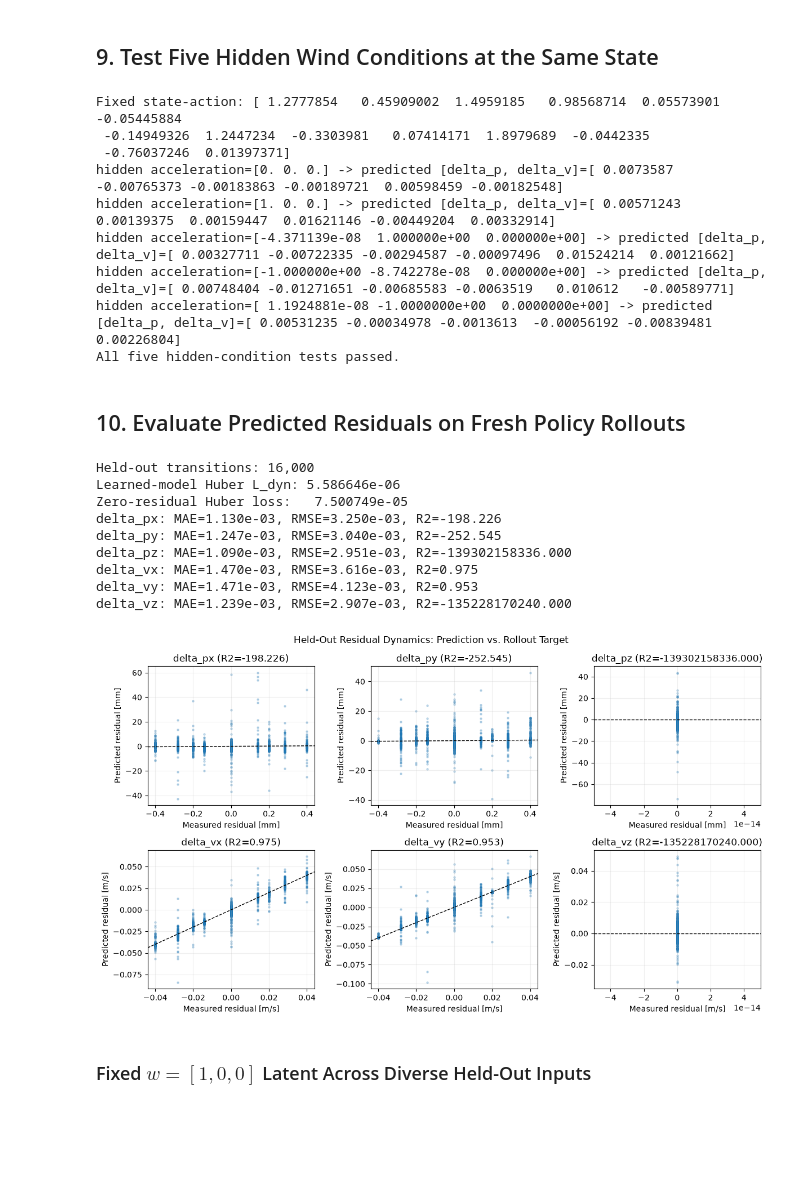
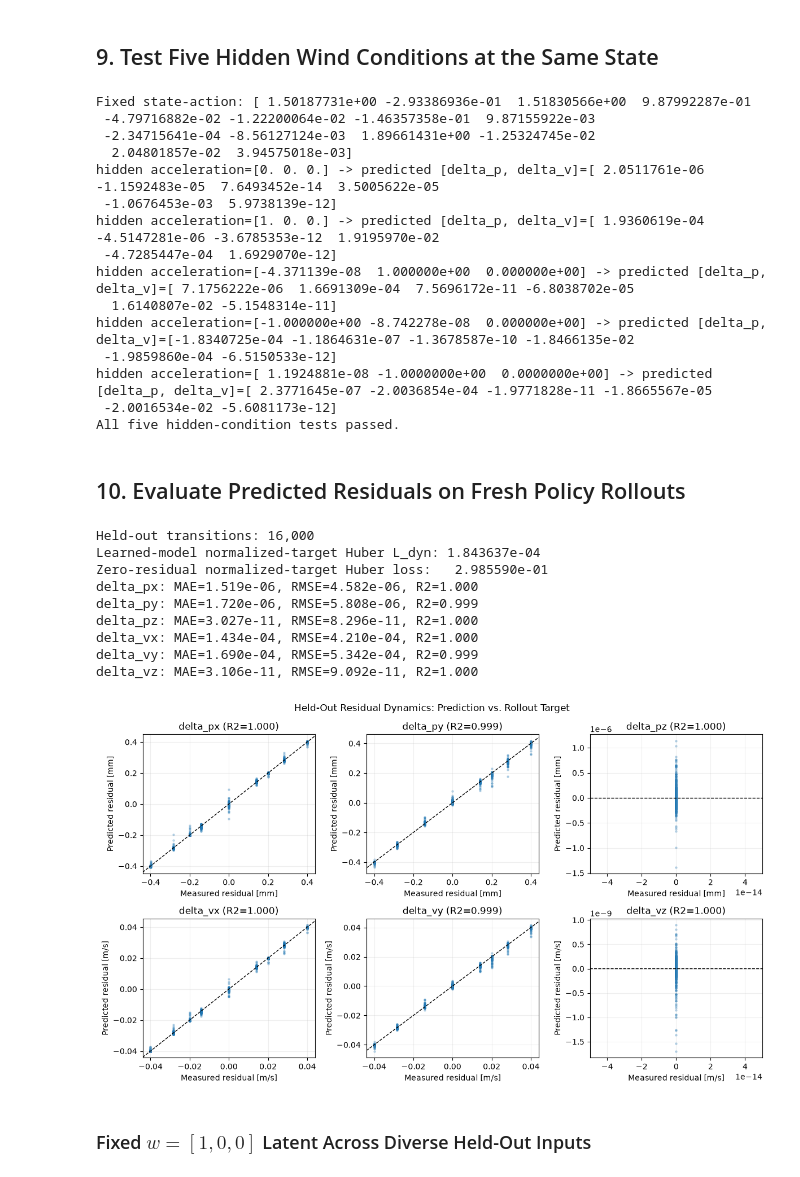
Before and after one commit to dimitriasilveria/variational_neural_dynamics, a Jupyter notebook: examples/state_hovering/train_residual_dyn.ipynb, the cells around one changed output. Saved outputs shown, nothing was run; the diff lists cells and outputs as text; code cells hidden in the pictures; blank space fills up the shorter version.

```diff
--- a/examples/state_hovering/train_residual_dyn.ipynb
+++ b/examples/state_hovering/train_residual_dyn.ipynb
@@ -30,7 +30,7 @@ key_init, key_bptt = jax.random.split(key, 2)
 # %%
 # simulation dynamics config
 sim_dyn_config = {
-    "use_high_fidelity": True,           # stand-in for the disturbed/real system
+    "use_high_fidelity": False,           # stand-in for the disturbed/real system
     "use_forward_residual": False,       # whether to use residual dynamics in forward simulation
 }
 
@@ -392,8 +420,12 @@ fixed_inputs = jnp.broadcast_to(
     fixed_normalized_input, (test_condition_indices.shape[0], 14)
 )
 
-test_residual_predictions = residual_model.apply(
+test_residual_predictions_norm = residual_model.apply(
     residual_train_state.params, fixed_inputs, test_latents
+)
+test_residual_predictions = (
+    test_residual_predictions_norm * residual_target_std
+    + residual_target_mean
 )
 
 # Five explicit tests: every condition-associated prediction must differ from
@@ -428,14 +460,20 @@ for acceleration, prediction in zip(
     )
 print("All five hidden-condition tests passed.")
 # %% [output]
-Fixed state-action: [ 1.2777854   0.45909002  1.4959185   0.98568714  0.05573901 -0.05445884
- -0.14949326  1.2447234  -0.3303981   0.07414171  1.8979689  -0.0442335
- -0.76037246  0.01397371]
-hidden acceleration=[0. 0. 0.] -> predicted [delta_p, delta_v]=[ 0.0073587  -0.00765373 -0.00183863 -0.00189721  0.00598459 -0.00182548]
-hidden acceleration=[1. 0. 0.] -> predicted [delta_p, delta_v]=[ 0.00571243  0.00139375  0.00159447  0.01621146 -0.00449204  0.00332914]
-hidden acceleration=[-4.371139e-08  1.000000e+00  0.000000e+00] -> predicted [delta_p, delta_v]=[ 0.00327711 -0.00722335 -0.00294587 -0.00097496  0.01524214  0.00121662]
-hidden acceleration=[-1.000000e+00 -8.742278e-08  0.000000e+00] -> predicted [delta_p, delta_v]=[ 0.00748404 -0.01271651 -0.00685583 -0.0063519   0.010612   -0.00589771]
-hidden acceleration=[ 1.1924881e-08 -1.0000000e+00  0.0000000e+00] -> predicted [delta_p, delta_v]=[ 0.00531235 -0.00034978 -0.0013613  -0.00056192 -0.00839481  0.00226804]
+Fixed state-action: [ 1.50187731e+00 -2.93386936e-01  1.51830566e+00  9.87992287e-01
+ -4.79716882e-02 -1.22200064e-02 -1.46357358e-01  9.87155922e-03
+ -2.34715641e-04 -8.56127124e-03  1.89661431e+00 -1.25324745e-02
+  2.04801857e-02  3.94575018e-03]
+hidden acceleration=[0. 0. 0.] -> predicted [delta_p, delta_v]=[ 2.0511761e-06 -1.1592483e-05  7.6493452e-14  3.5005622e-05
+ -1.0676453e-03  5.9738139e-12]
+hidden acceleration=[1. 0. 0.] -> predicted [delta_p, delta_v]=[ 1.9360619e-04 -4.5147281e-06 -3.6785353e-12  1.9195970e-02
+ -4.7285447e-04  1.6929070e-12]
+hidden acceleration=[-4.371139e-08  1.000000e+00  0.000000e+00] -> predicted [delta_p, delta_v]=[ 7.1756222e-06  1.6691309e-04  7.5696172e-11 -6.8038702e-05
+  1.6140807e-02 -5.1548314e-11]
+hidden acceleration=[-1.000000e+00 -8.742278e-08  0.000000e+00] -> predicted [delta_p, delta_v]=[-1.8340725e-04 -1.1864631e-07 -1.3678587e-10 -1.8466135e-02
+ -1.9859860e-04 -6.5150533e-12]
+hidden acceleration=[ 1.1924881e-08 -1.0000000e+00  0.0000000e+00] -> predicted [delta_p, delta_v]=[ 2.3771645e-07 -2.0036854e-04 -1.9771828e-11 -1.8665567e-05
+ -2.0016534e-02 -5.6081173e-12]
 All five hidden-condition tests passed.
 # %% [markdown]
 ## 10. Evaluate Predicted Residuals on Fresh Policy Rollouts
@@ -490,18 +528,33 @@ test_residual_targets = state_difference(
     include_orientation=residual_model.predict_orientation,
 )
 test_normalized_inputs = (test_state_actions - input_mean) / input_std
-test_residual_predictions = residual_model.apply(
+test_residual_predictions_norm = residual_model.apply(
     residual_train_state.params, test_normalized_inputs, test_latent_z
 )
+test_residual_predictions = (
+    test_residual_predictions_norm * residual_target_std
+    + residual_target_mean
+)
+
+# L_dyn is evaluated in normalized target coordinates, exactly as in training.
+# Physical-unit predictions are retained for MAE, RMSE, R2, and plots.
+test_residual_targets_norm = (
+    test_residual_targets - residual_target_mean
+) / residual_target_std
+zero_residual_predictions_norm = (
+    jnp.zeros_like(test_residual_targets) - residual_target_mean
+) / residual_target_std
 
 # Quantitative comparison against both ground truth and a zero-residual model.
 test_errors = test_residual_predictions - test_residual_targets
 test_huber_loss = optax.huber_loss(
-    test_residual_predictions, test_residual_targets, delta=huber_delta
+    test_residual_predictions_norm,
+    test_residual_targets_norm,
+    delta=huber_delta,
 ).mean()
 zero_model_huber_loss = optax.huber_loss(
-    jnp.zeros_like(test_residual_targets),
-    test_residual_targets,
+    zero_residual_predictions_norm,
+    test_residual_targets_norm,
     delta=huber_delta,
 ).mean()
 component_mae = jnp.mean(jnp.abs(test_errors), axis=0)
@@ -522,11 +575,9 @@ assert test_huber_loss < zero_model_huber_loss, (
     "on fresh rollouts."
 )
 
-component_names = ["delta_px", "delta_py", "delta_pz",
-                   "delta_vx", "delta_vy", "delta_vz"]
 print(f"Held-out transitions: {test_residual_targets.shape[0]:,}")
-print(f"Learned-model Huber L_dyn: {test_huber_loss:.6e}")
-print(f"Zero-residual Huber loss:   {zero_model_huber_loss:.6e}")
+print(f"Learned-model normalized-target Huber L_dyn: {test_huber_loss:.6e}")
+print(f"Zero-residual normalized-target Huber loss:   {zero_model_huber_loss:.6e}")
 for name, mae, rmse, r2 in zip(
     component_names, component_mae, component_rmse, component_r2
 ):
@@ -554,42 +605,42 @@ for component_idx, (axis, component_name) in enumerate(
         test_residual_targets[::plot_stride, component_idx] * display_scale
     )
     predicted_component = (
         test_residual_predictions[::plot_stride, component_idx] * display_scale
     )
     measured_limits = padded_data_limits(target_component)
     predicted_limits = padded_data_limits(predicted_component)
     axis.scatter(
         target_component, predicted_component, s=5, alpha=0.25
     )
     identity_lower = max(measured_limits[0], predicted_limits[0])
     identity_upper = min(measured_limits[1], predicted_limits[1])
     if identity_lower < identity_upper:
         axis.plot(
             [identity_lower, identity_upper],
             [identity_lower, identity_upper],
             "k--", linewidth=1, label="Ideal"
         )
     axis.set_xlim(*measured_limits)
     axis.set_ylim(*predicted_limits)
     axis.set_title(f"{component_name} (R2={component_r2[component_idx]:.3f})")
     axis.set_xlabel(f"Measured residual [{display_unit}]")
     axis.set_ylabel(f"Predicted residual [{display_unit}]")
     axis.grid(True, alpha=0.2)
 
 fig.suptitle("Held-Out Residual Dynamics: Prediction vs. Rollout Target")
 fig.tight_layout()
 plt.show()
 # %% [output]
 Held-out transitions: 16,000
-Learned-model Huber L_dyn: 5.586646e-06
-Zero-residual Huber loss:   7.500749e-05
-delta_px: MAE=1.130e-03, RMSE=3.250e-03, R2=-198.226
-delta_py: MAE=1.247e-03, RMSE=3.040e-03, R2=-252.545
-delta_pz: MAE=1.090e-03, RMSE=2.951e-03, R2=-139302158336.000
-delta_vx: MAE=1.470e-03, RMSE=3.616e-03, R2=0.975
-delta_vy: MAE=1.471e-03, RMSE=4.123e-03, R2=0.953
-delta_vz: MAE=1.239e-03, RMSE=2.907e-03, R2=-135228170240.000
+Learned-model normalized-target Huber L_dyn: 1.843637e-04
+Zero-residual normalized-target Huber loss:   2.985590e-01
+delta_px: MAE=1.519e-06, RMSE=4.582e-06, R2=1.000
+delta_py: MAE=1.720e-06, RMSE=5.808e-06, R2=0.999
+delta_pz: MAE=3.027e-11, RMSE=8.296e-11, R2=1.000
+delta_vx: MAE=1.434e-04, RMSE=4.210e-04, R2=1.000
+delta_vy: MAE=1.690e-04, RMSE=5.342e-04, R2=0.999
+delta_vz: MAE=3.106e-11, RMSE=9.092e-11, R2=1.000
-[figure, old version]
+[figure, new version]
 # %% [markdown]
 ### Fixed $w=[1,0,0]$ Latent Across Diverse Held-Out Inputs
 # %%
```
Also changed, not shown: parts of 6 cells of this notebook.
